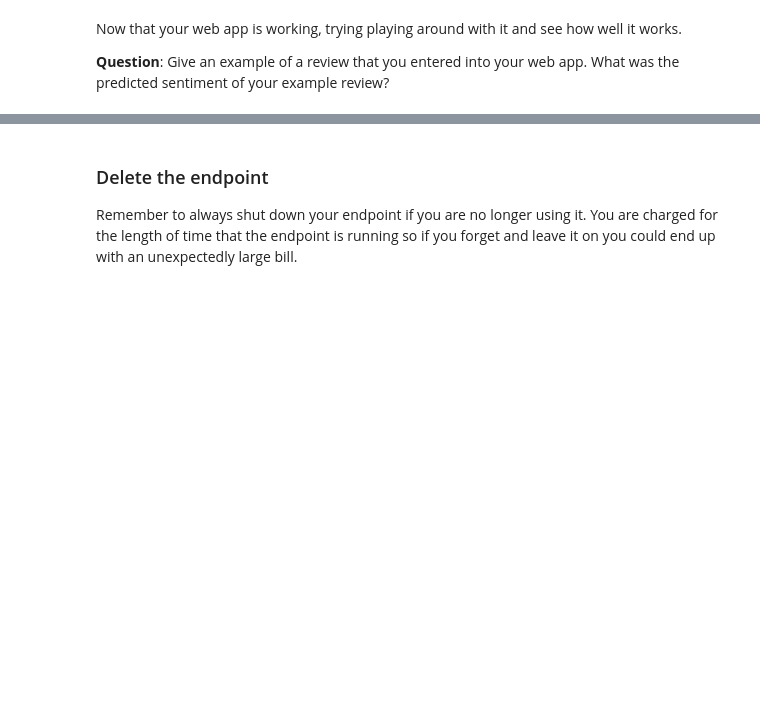
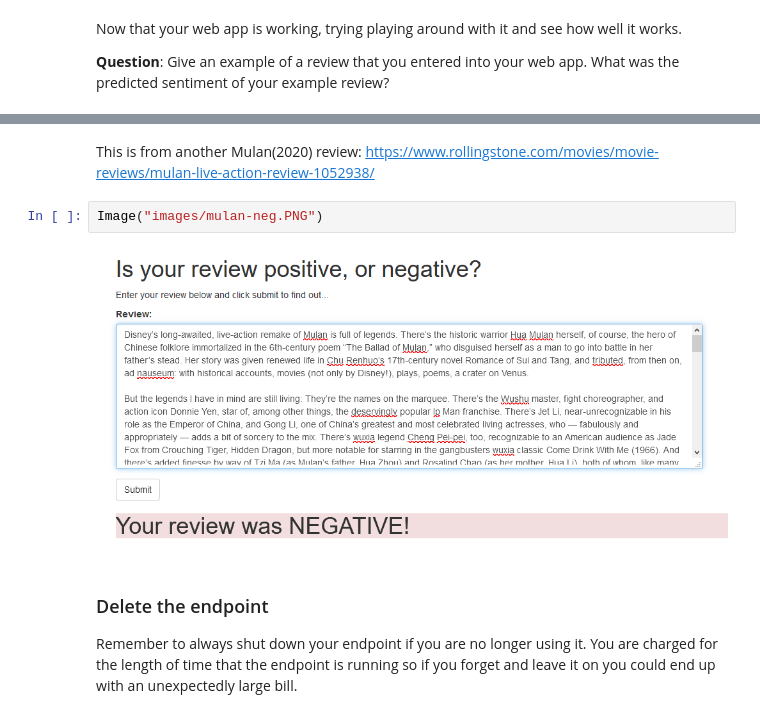
Before and after one commit to chezka-sino/deployment-ntbk, a Jupyter notebook: Project/SageMaker Project.ipynb, the cells around one changed output, grey strips where cells are left out. Drawn from its saved outputs; the diff is of its cells as text; blank space fills up the shorter version.

```diff
--- a/Project/SageMaker Project.ipynb
+++ b/Project/SageMaker Project.ipynb
@@ -865,3 +848,9 @@ Now that your web app is working, trying playing around with it and see how well
+# %% [markdown]
+This is from another Mulan(2020) review: https://www.rollingstone.com/movies/movie-reviews/mulan-live-action-review-1052938/
+# %%
+Image("images/mulan-neg.PNG")
+# %% [output]
+[figure, added]
 # %% [markdown]
 ### Delete the endpoint
 
```
Also changed, not shown: parts of 20 cells of this notebook, 2 other files.
